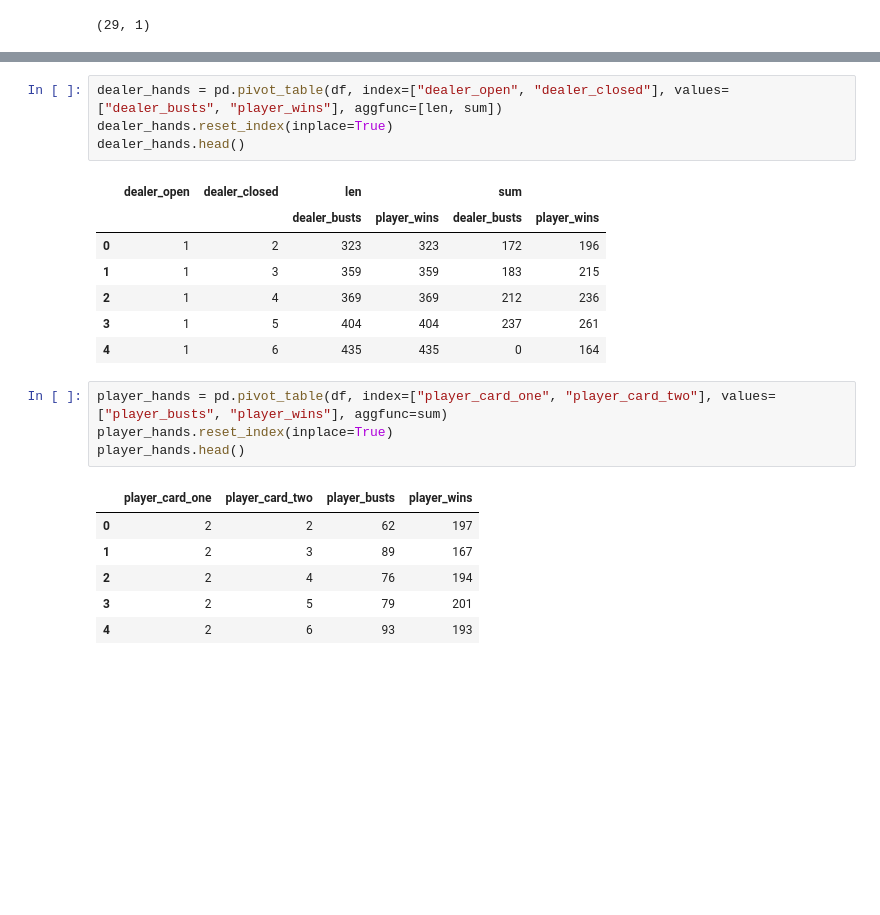
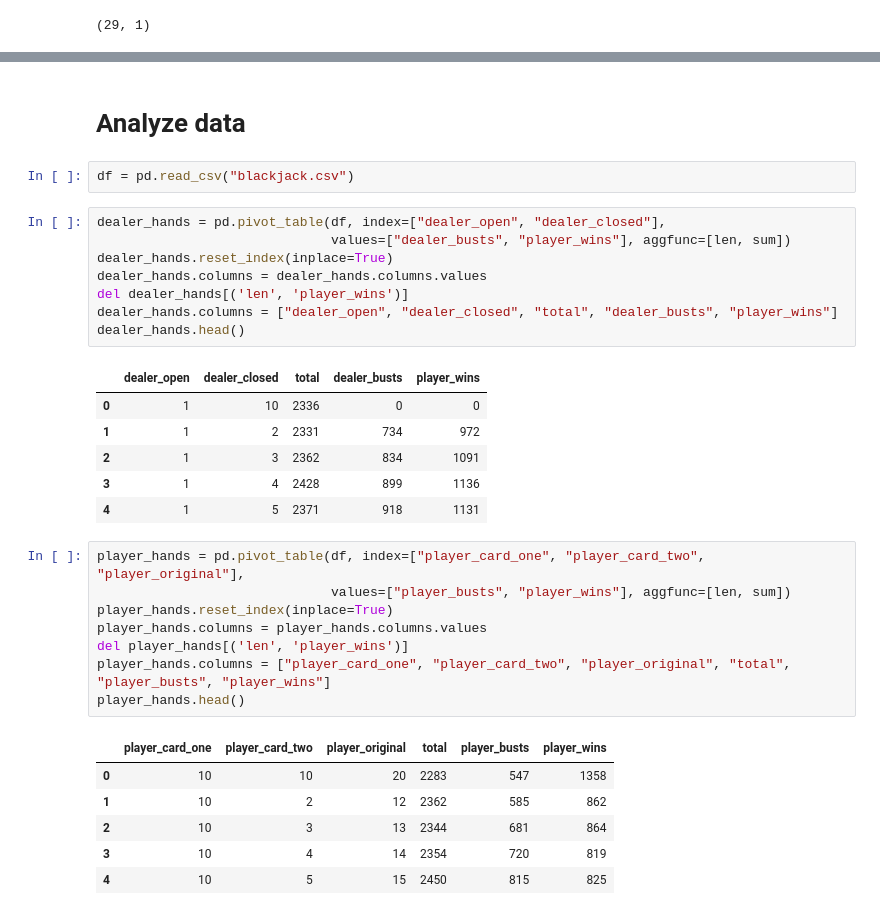
Before and after one commit to jocelyn-ong/data-science-projects, a Jupyter notebook: others/black-jack-simulation.ipynb, the cells around one changed output, grey strips where cells are left out. Saved outputs shown, nothing was run; the diff lists cells and outputs as text; blank space fills up the shorter version.

Commit message:
Update to blackjack sim

```diff
--- a/others/black-jack-simulation.ipynb
+++ b/others/black-jack-simulation.ipynb
@@ -243,23 +257,34 @@ df.head()
+# %% [markdown]
+# Analyze data
+# %%
+df = pd.read_csv("blackjack.csv")
 # %%
-dealer_hands = pd.pivot_table(df, index=["dealer_open", "dealer_closed"], values=["dealer_busts", "player_wins"], aggfunc=[len, sum])
+dealer_hands = pd.pivot_table(df, index=["dealer_open", "dealer_closed"],
+                              values=["dealer_busts", "player_wins"], aggfunc=[len, sum])
 dealer_hands.reset_index(inplace=True)
+dealer_hands.columns = dealer_hands.columns.values
+del dealer_hands[('len', 'player_wins')]
+dealer_hands.columns = ["dealer_open", "dealer_closed", "total", "dealer_busts", "player_wins"]
 dealer_hands.head()
 # %% [output]
-|  | dealer_open | dealer_closed | len |  | sum |  |
-|  |  |  | dealer_busts | player_wins | dealer_busts | player_wins |
-| 0 | 1 | 2 | 323 | 323 | 172 | 196 |
-| 1 | 1 | 3 | 359 | 359 | 183 | 215 |
-| 2 | 1 | 4 | 369 | 369 | 212 | 236 |
-| 3 | 1 | 5 | 404 | 404 | 237 | 261 |
-| 4 | 1 | 6 | 435 | 435 | 0 | 164 |
+|  | dealer_open | dealer_closed | total | dealer_busts | player_wins |
+| 0 | 1 | 10 | 2336 | 0 | 0 |
+| 1 | 1 | 2 | 2331 | 734 | 972 |
+| 2 | 1 | 3 | 2362 | 834 | 1091 |
+| 3 | 1 | 4 | 2428 | 899 | 1136 |
+| 4 | 1 | 5 | 2371 | 918 | 1131 |
 # %%
-player_hands = pd.pivot_table(df, index=["player_card_one", "player_card_two"], values=["player_busts", "player_wins"], aggfunc=sum)
+player_hands = pd.pivot_table(df, index=["player_card_one", "player_card_two", "player_original"],
+                              values=["player_busts", "player_wins"], aggfunc=[len, sum])
 player_hands.reset_index(inplace=True)
+player_hands.columns = player_hands.columns.values
+del player_hands[('len', 'player_wins')]
+player_hands.columns = ["player_card_one", "player_card_two", "player_original", "total", "player_busts", "player_wins"]
 player_hands.head()
 # %% [output]
-|  | player_card_one | player_card_two | player_busts | player_wins |
-| 0 | 2 | 2 | 62 | 197 |
-| 1 | 2 | 3 | 89 | 167 |
-| 2 | 2 | 4 | 76 | 194 |
-| 3 | 2 | 5 | 79 | 201 |
-| 4 | 2 | 6 | 93 | 193 |
+|  | player_card_one | player_card_two | player_original | total | player_busts | player_wins |
+| 0 | 10 | 10 | 20 | 2283 | 547 | 1358 |
+| 1 | 10 | 2 | 12 | 2362 | 585 | 862 |
+| 2 | 10 | 3 | 13 | 2344 | 681 | 864 |
+| 3 | 10 | 4 | 14 | 2354 | 720 | 819 |
+| 4 | 10 | 5 | 15 | 2450 | 815 | 825 |
```
Also changed, not shown: parts of 23 cells of this notebook, 1 other file.
